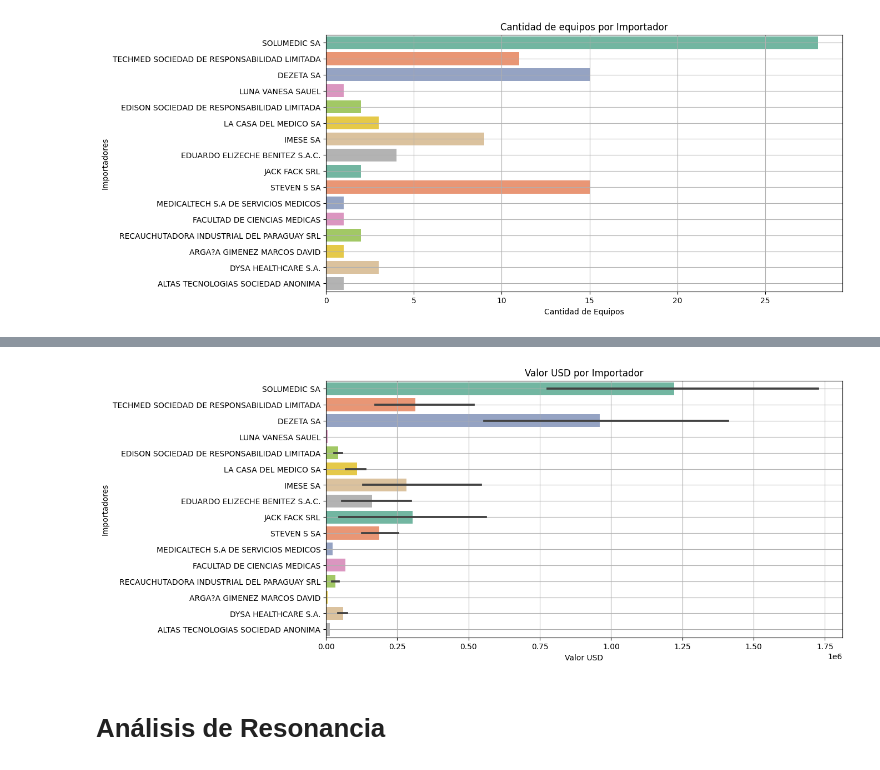
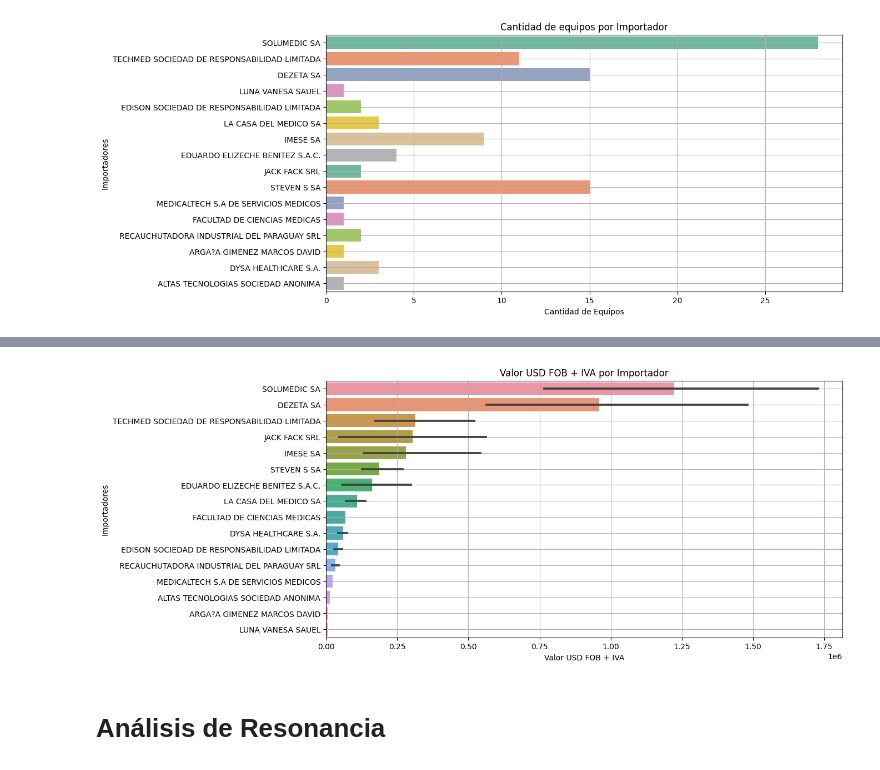
Before and after one commit to christian180492/An-lisis-Importaciones, a Jupyter notebook: Estudio_Importaciones_2022.ipynb, the cells around one changed output, grey strips where cells are left out. Drawn from its saved outputs; the diff is of its cells as text; code cells hidden in the pictures.

Commit message:
Modificaciones a los gráficos.

```diff
--- a/Estudio_Importaciones_2022.ipynb
+++ b/Estudio_Importaciones_2022.ipynb
@@ -623,14 +628,13 @@ memory usage: 63.0+ KB
 data_US = data_US.dropna(subset=['VALOR FINAL POR CANTIDAD'])
 # %%
 # Definir los límites de los rangos de precios
-rango_precios = [5000, 15000, 25000, 35000, 45000, 55000, 65000, 75000, float('inf')]  # Ejemplo de límites de precios, ajusta según tus necesidades
+rango_precios = [5000, 15000, 25000, 35000, 45000, 55000, 65000, 75000, float('inf')]  # Límites de precios.
+
+# Asignar etiquetas a los rangos de precios
+etiquetas_rangos = ['5000-15000', '15000-25000', '25000-35000', '35000-45000', '45000-55000', '55000-65000', '65000-75000', '>75000']  # Etiquetas de los rangos de precios.
 
 # Crear la nueva columna categórica basada en los rangos de precios
-data_US['RANGO DE PRECIOS'] = pd.cut(data_US['VALOR FINAL POR CANTIDAD'], bins=rango_precios, labels=False, right=False)
-
-# Asignar etiquetas a los rangos de precios
-etiquetas_rangos = ['5000-15000', '15000-25000', '25000-35000', '35000-45000', '45000-55000', '55000-65000', '65000-75000', '>75000']  # Ejemplo de etiquetas de los rangos de precios, ajusta según tus necesidades
-data_US['RANGO DE PRECIOS'] = data_US['RANGO DE PRECIOS'].apply(lambda x: etiquetas_rangos[int(x)])
+data_US['RANGO DE PRECIOS'] = pd.cut(data_US['VALOR FINAL POR CANTIDAD'], bins=rango_precios, labels=etiquetas_rangos, right=False)
 
 data_US.reset_index
 # Verificar el resultado
@@ -655,3 +649,0 @@ Name: RANGO DE PRECIOS, dtype: object
-# %%
-# Convertir la columna "RANGO DE PRECIOS" a tipo category con el orden deseado
-data_US['RANGO DE PRECIOS'] = pd.Categorical(data_US['RANGO DE PRECIOS'], categories=etiquetas_rangos, ordered=True)
@@ -742,0 +731,11 @@ plt.show()
+# %%
+# Agrupar y sumar los valores de 'VALOR FINAL' por 'IMPORTADOR'
+grupo_importador = data_US.groupby('IMPORTADOR')['VALOR FINAL'].sum()
+
+# Ordenar en orden descendente
+grupo_importador = grupo_importador.sort_values(ascending=False)
+
+# Extraer los importadores únicos en el orden correspondiente
+importadores = grupo_importador.index.tolist()
+
+grupo_importador
@@ -743,20 +780,18 @@ plt.show()
+# %%
+data_US['IMPORTADOR'] = pd.Categorical(data_US['IMPORTADOR'], categories=importadores, ordered=True)
 # %%
 # Generar una paleta de colores personalizada
-colores = sns.color_palette('Set2')  # Puedes ajustar el nombre de la paleta según tus preferencias
 
 plt.figure(figsize=(12, 6))
-ax = sns.barplot(data=data_US, y='IMPORTADOR', x='VALOR FINAL', palette=colores, estimator='sum')
-plt.xlabel('Valor USD')
+ax = sns.barplot(data=data_US, y='IMPORTADOR', x='VALOR FINAL', estimator='sum')
+plt.xlabel('Valor USD FOB + IVA')
 plt.ylabel('Importadores')
-plt.title('Valor USD por Importador')
+plt.title('Valor USD FOB + IVA por Importador')
 plt.grid(True)
 
-# Mover las leyendas debajo del gráfico, centradas y en múltiples columnas
-#ax.legend(title='Importadores', loc='lower center', ncol=3, bbox_to_anchor=(0.5, -0.45))
-
 plt.show()
 # %% [output]
-[figure, old version]
+[figure, new version]
 # %% [markdown]
 # Análisis de Resonancia
 # %%
```
Also changed, not shown: parts of 17 cells of this notebook.
